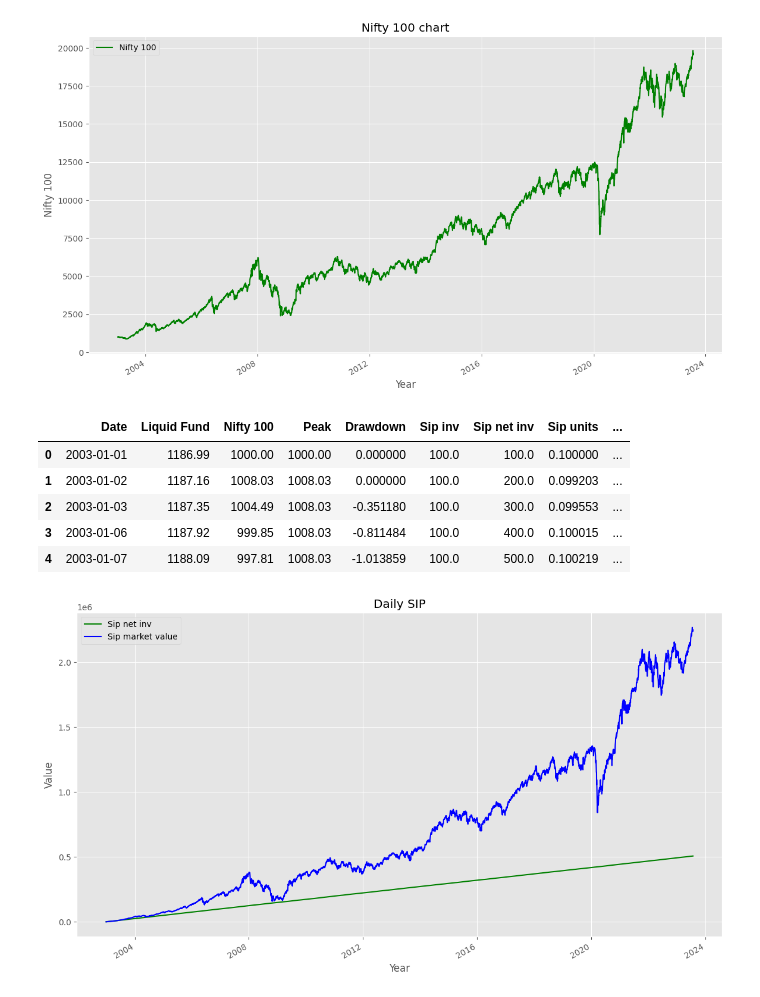
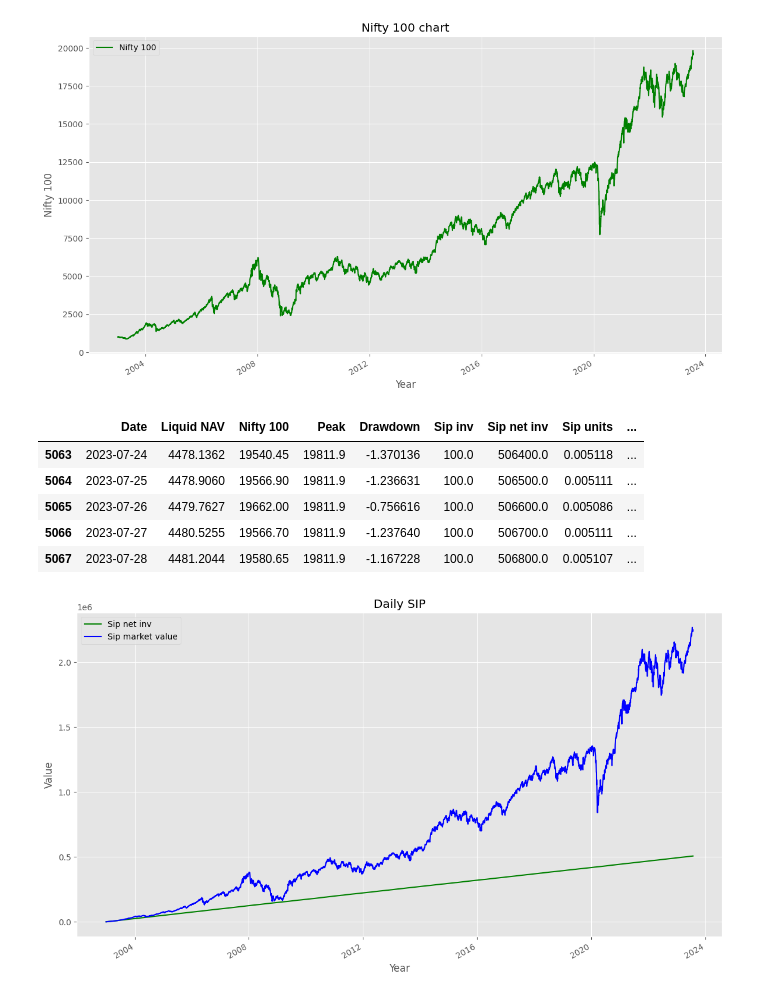
Before and after one commit to bipinr8/MH_cash_deployment, a Jupyter notebook: Morgan_Housel_Cash_deployment_strategy.ipynb, the cells around one changed output. Cells and saved outputs as stored; diff of their text form; code cells hidden in the pictures.

```diff
--- a/Morgan_Housel_Cash_deployment_strategy.ipynb
+++ b/Morgan_Housel_Cash_deployment_strategy.ipynb
@@ -81,3 +78,12 @@ daily_sip = 100
+# %%
+# declarations
+daily_sip = 100
+red_50 = 1 # when 50% crash occures, complete balace cash is invested (125/125)
+red_40 = 0.5 # at 40% crash, half of balance cash is invested (125/250)
+red_30 = 130/380 # at 30% crash, 130 out of 380 is invested
+red_20 = 300/680
+red_15 = 220/900
+red_10 = 0.1 # at 10% crash, 10% of balance cash is invested (100/1000)
 # %%
 # creating a new data frame
 df2=df_source.copy()
@@ -154,12 +209,12 @@ for i in range(1,var_rows):
 # %%
-df2.head()
+df2.tail()
 # %% [output]
-|  | Date | Liquid Fund | Nifty 100 | Peak | Drawdown | Sip inv | Sip net inv | Sip units | ... |
-| 0 | 2003-01-01 | 1186.99 | 1000.00 | 1000.00 | 0.000000 | 100.0 | 100.0 | 0.100000 | ... |
-| 1 | 2003-01-02 | 1187.16 | 1008.03 | 1008.03 | 0.000000 | 100.0 | 200.0 | 0.099203 | ... |
-| 2 | 2003-01-03 | 1187.35 | 1004.49 | 1008.03 | -0.351180 | 100.0 | 300.0 | 0.099553 | ... |
-| 3 | 2003-01-06 | 1187.92 | 999.85 | 1008.03 | -0.811484 | 100.0 | 400.0 | 0.100015 | ... |
-| 4 | 2003-01-07 | 1188.09 | 997.81 | 1008.03 | -1.013859 | 100.0 | 500.0 | 0.100219 | ... |
+|  | Date | Liquid NAV | Nifty 100 | Peak | Drawdown | Sip inv | Sip net inv | Sip units | ... |
+| 5063 | 2023-07-24 | 4478.1362 | 19540.45 | 19811.9 | -1.370136 | 100.0 | 506400.0 | 0.005118 | ... |
+| 5064 | 2023-07-25 | 4478.9060 | 19566.90 | 19811.9 | -1.236631 | 100.0 | 506500.0 | 0.005111 | ... |
+| 5065 | 2023-07-26 | 4479.7627 | 19662.00 | 19811.9 | -0.756616 | 100.0 | 506600.0 | 0.005086 | ... |
+| 5066 | 2023-07-27 | 4480.5255 | 19566.70 | 19811.9 | -1.237640 | 100.0 | 506700.0 | 0.005111 | ... |
+| 5067 | 2023-07-28 | 4481.2044 | 19580.65 | 19811.9 | -1.167228 | 100.0 | 506800.0 | 0.005107 | ... |
 # %%
 # creating new dataframe graphdf with 2 columns Date and Nifty
 graphdf=df2[['Date','Sip net inv','Sip market value']]
```
Also changed, not shown: parts of 9 cells of this notebook.
